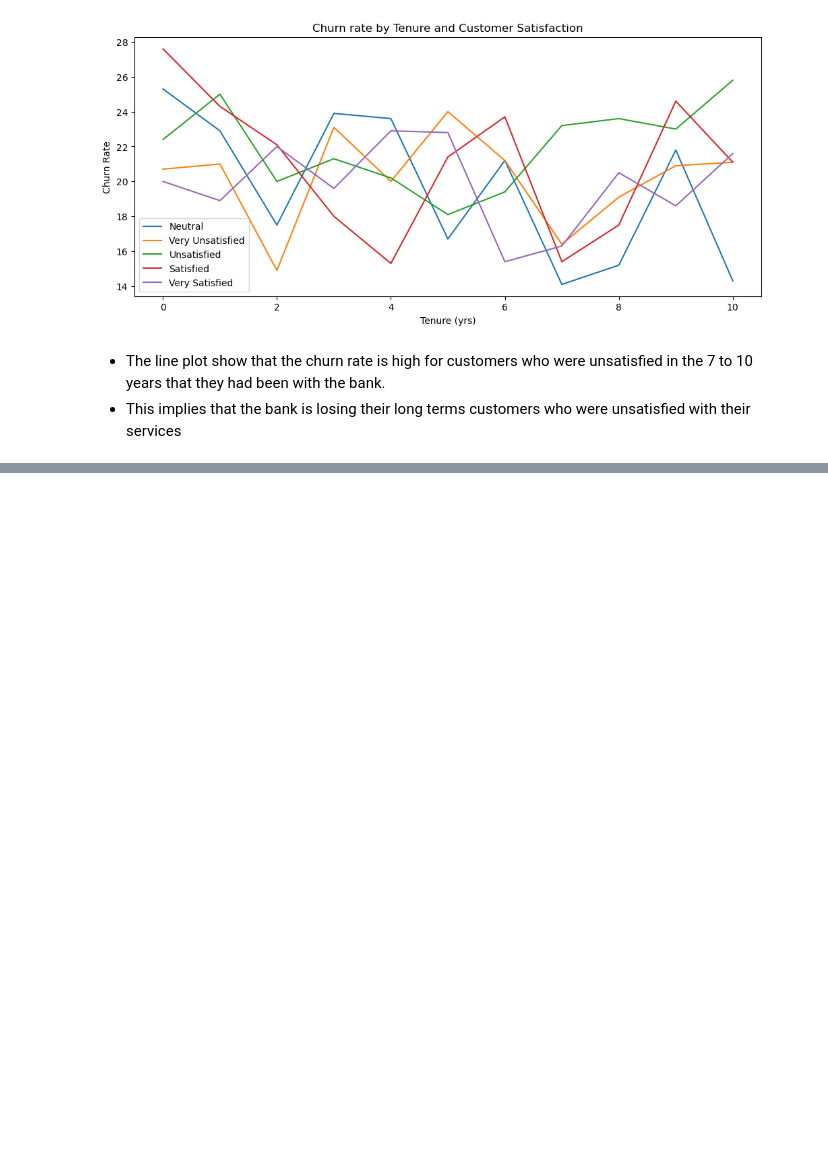
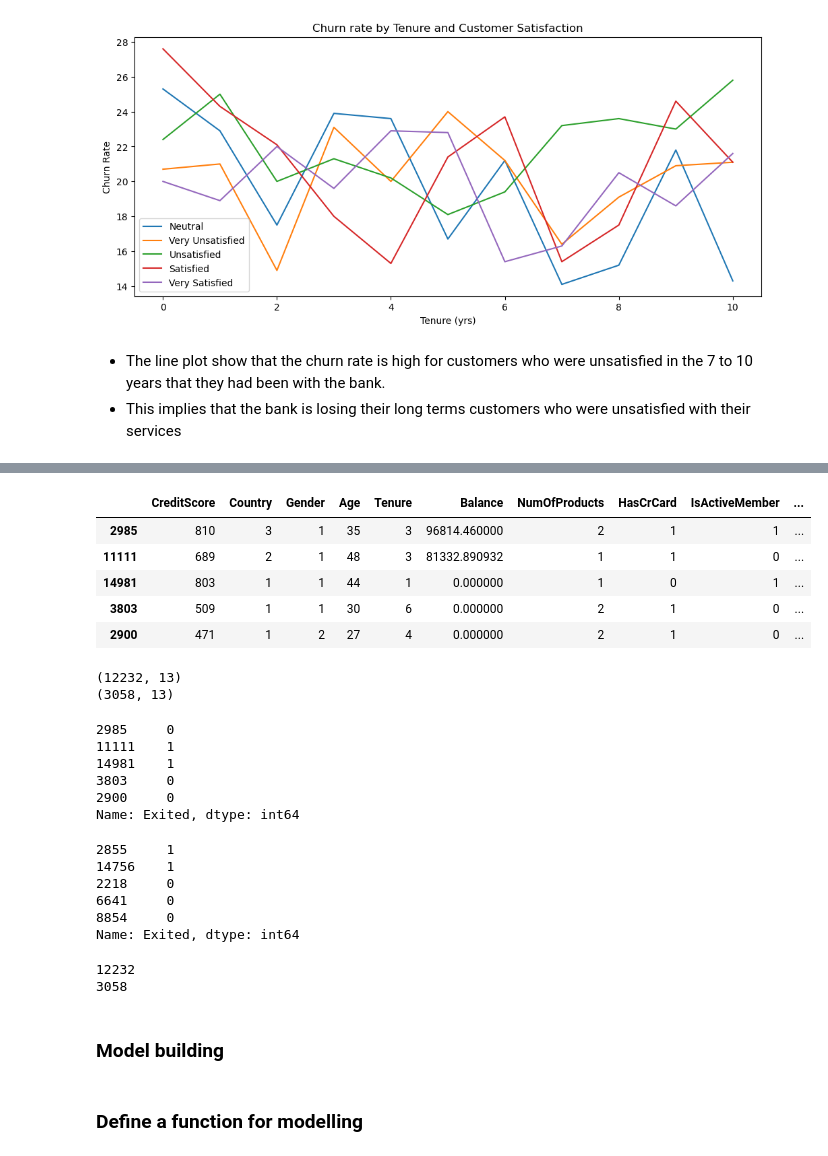
Before and after one commit to valezenwanne/Bank-Customer-Churn-Prediction, a Jupyter notebook: Bank Customer Churn Prediction.ipynb, the cells around one changed output, grey strips where cells are left out. Cells and saved outputs as stored; diff of their text form; code cells hidden in the pictures; blank space fills up the shorter version.

```diff
--- a/Bank Customer Churn Prediction.ipynb
+++ b/Bank Customer Churn Prediction.ipynb
@@ -1857,0 +1912,39 @@ plt.show()
+# %%
+X_train.head()
+# %% [output]
+|  | CreditScore | Country | Gender | Age | Tenure | Balance | NumOfProducts | HasCrCard | IsActiveMember | ... |
+| 2985 | 810 | 3 | 1 | 35 | 3 | 96814.460000 | 2 | 1 | 1 | ... |
+| 11111 | 689 | 2 | 1 | 48 | 3 | 81332.890932 | 1 | 1 | 0 | ... |
+| 14981 | 803 | 1 | 1 | 44 | 1 | 0.000000 | 1 | 0 | 1 | ... |
+| 3803 | 509 | 1 | 1 | 30 | 6 | 0.000000 | 2 | 1 | 0 | ... |
+| 2900 | 471 | 1 | 2 | 27 | 4 | 0.000000 | 2 | 1 | 0 | ... |
+# %%
+print(X_train.shape)
+print(X_test.shape)
+# %% [output]
+(12232, 13)
+(3058, 13)
+# %%
+y_train.head()
+# %% [output]
+2985     0
+11111    1
+14981    1
+3803     0
+2900     0
+Name: Exited, dtype: int64
+# %%
+y_test.head()
+# %% [output]
+2855     1
+14756    1
+2218     0
+6641     0
+8854     0
+Name: Exited, dtype: int64
+# %%
+print(len(y_train))
+print(len(y_test))
+# %% [output]
+12232
+3058
@@ -1857,0 +1960,2 @@ plt.show()
+# %% [markdown]
+### Model building
@@ -1857,0 +1993,2 @@ plt.show()
+# %% [markdown]
+### Define a function for modelling
```
Also changed, not shown: parts of 153 cells of this notebook.
